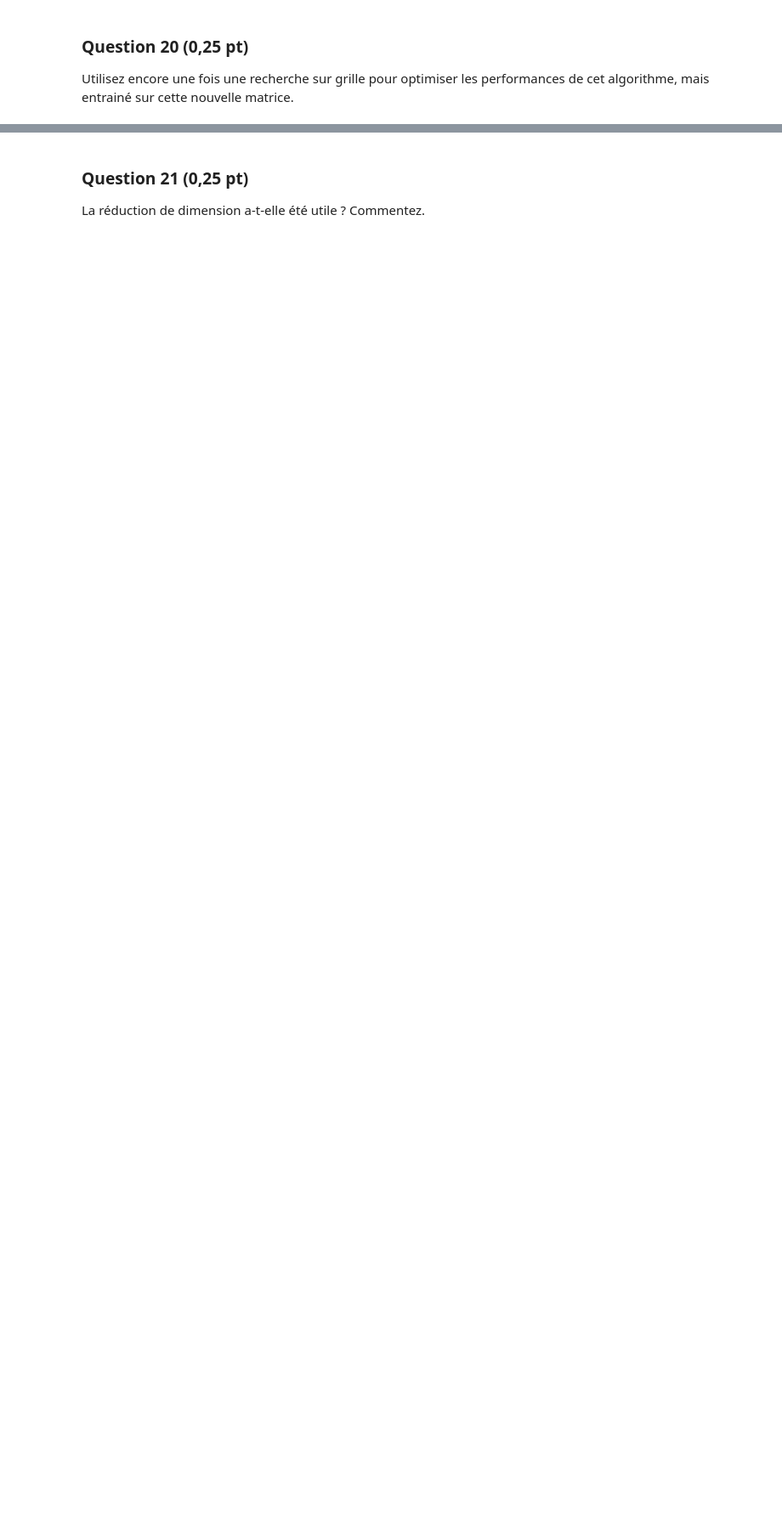
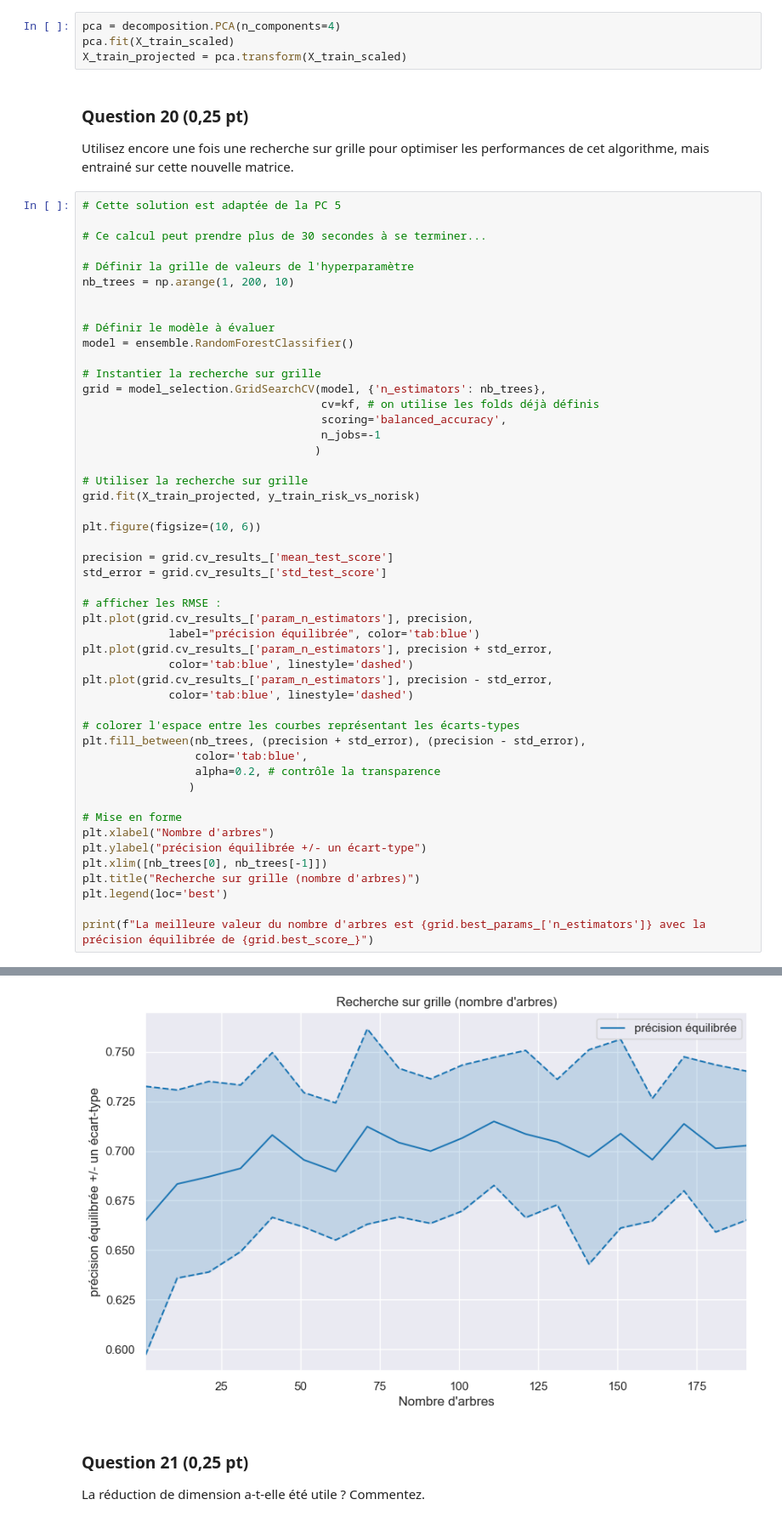
Before and after one commit to Kataevskii/projet-data, a Jupyter notebook: Projet.ipynb, the cells around one changed output, grey strips where cells are left out. Shown at 85% size. Saved outputs shown, nothing was run; the diff lists cells and outputs as text; blank space fills up the shorter version.

```diff
--- a/Projet.ipynb
+++ b/Projet.ipynb
@@ -486,3 +539,57 @@ Utilisez le travail des questions 4 à 7 pour créer une nouvelle matrice repré
+# %%
+pca = decomposition.PCA(n_components=4)
+pca.fit(X_train_scaled)
+X_train_projected = pca.transform(X_train_scaled)
 # %% [markdown]
 ### Question 20 (0,25 pt)
 Utilisez encore une fois une recherche sur grille pour optimiser les performances de cet algorithme, mais entrainé sur cette nouvelle matrice.
+# %%
+# Cette solution est adaptée de la PC 5
+
+# Ce calcul peut prendre plus de 30 secondes à se terminer...
+
+# Définir la grille de valeurs de l'hyperparamètre
+nb_trees = np.arange(1, 200, 10)
+
+
+# Définir le modèle à évaluer
+model = ensemble.RandomForestClassifier()
+
+# Instantier la recherche sur grille
+grid = model_selection.GridSearchCV(model, {'n_estimators': nb_trees},
+                                    cv=kf, # on utilise les folds déjà définis
+                                    scoring='balanced_accuracy',
+                                    n_jobs=-1
+                                   )
+
+# Utiliser la recherche sur grille
+grid.fit(X_train_projected, y_train_risk_vs_norisk)
+
+plt.figure(figsize=(10, 6))
+
+precision = grid.cv_results_['mean_test_score']
+std_error = grid.cv_results_['std_test_score']
+
+# afficher les RMSE :
+plt.plot(grid.cv_results_['param_n_estimators'], precision,
+             label="précision équilibrée", color='tab:blue')
+plt.plot(grid.cv_results_['param_n_estimators'], precision + std_error,
+             color='tab:blue', linestyle='dashed')
+plt.plot(grid.cv_results_['param_n_estimators'], precision - std_error,
+             color='tab:blue', linestyle='dashed')
+
+# colorer l'espace entre les courbes représentant les écarts-types
+plt.fill_between(nb_trees, (precision + std_error), (precision - std_error),
+                 color='tab:blue',
+                 alpha=0.2, # contrôle la transparence
+                )
+
+# Mise en forme
+plt.xlabel("Nombre d'arbres")
+plt.ylabel("précision équilibrée +/- un écart-type")
+plt.xlim([nb_trees[0], nb_trees[-1]])
+plt.title("Recherche sur grille (nombre d'arbres)")
+plt.legend(loc='best')
+
+print(f"La meilleure valeur du nombre d'arbres est {grid.best_params_['n_estimators']} avec la précision équilibrée de {grid.best_score_}")
+# %% [output]
@@ -489,3 +597,4 @@ Utilisez encore une fois une recherche sur grille pour optimiser les performance
+[figure, added]
 # %% [markdown]
 ### Question 21 (0,25 pt)
 La réduction de dimension a-t-elle été utile ? Commentez.
```
Also changed, not shown: parts of 31 cells of this notebook.
